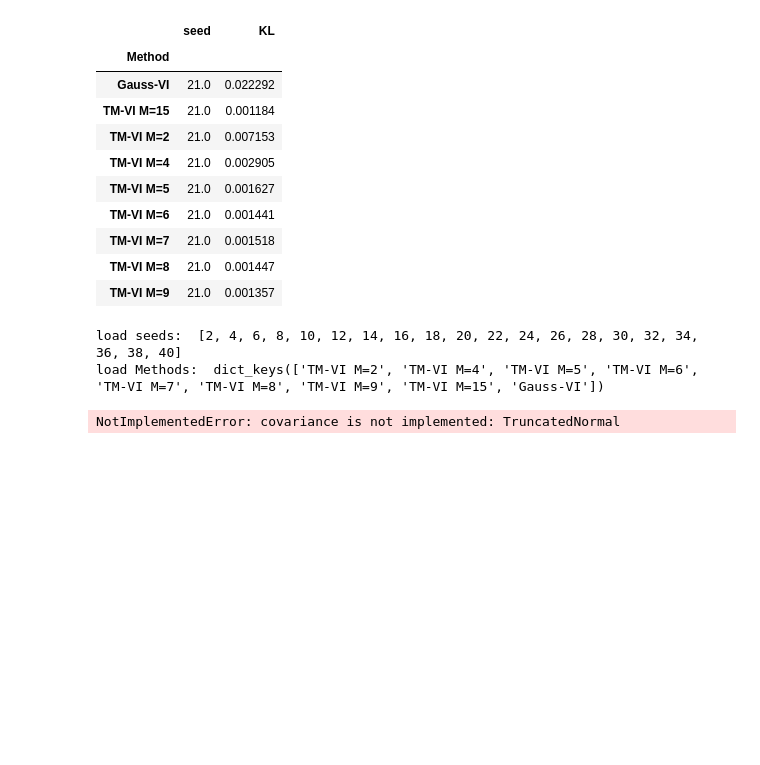
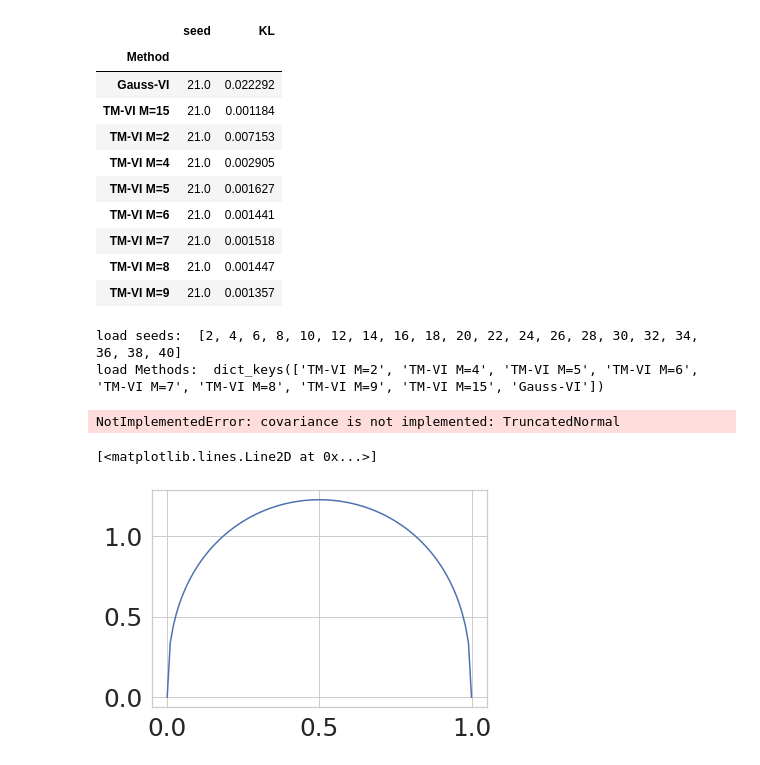
Before and after one commit to stefan1893/TM-VI, a Jupyter notebook: ipynb/00_conjugate_prior.ipynb, the cells around one changed output. Cells and saved outputs as stored; diff of their text form; code cells hidden in the pictures; blank space fills up the shorter version.

```diff
--- a/ipynb/00_conjugate_prior.ipynb
+++ b/ipynb/00_conjugate_prior.ipynb
@@ -526,3 +525,10 @@ shape = (10,)
 tfd.TruncatedNormal(loc=tf.ones(shape)*0.5, scale=0.15, low=0., high=1.)
 # %% [output]
 NotImplementedError: covariance is not implemented: TruncatedNormal
+# %%
+x = np.linspace(0,1,100)
+pdf = tfd.Beta(1.4, 1.4).prob(x)
+plt.plot(x, pdf)
+# %% [output]
+[<matplotlib.lines.Line2D at 0x...>]
+[figure, added]
```
Also changed, not shown: parts of 9 cells of this notebook, 2 other files.
